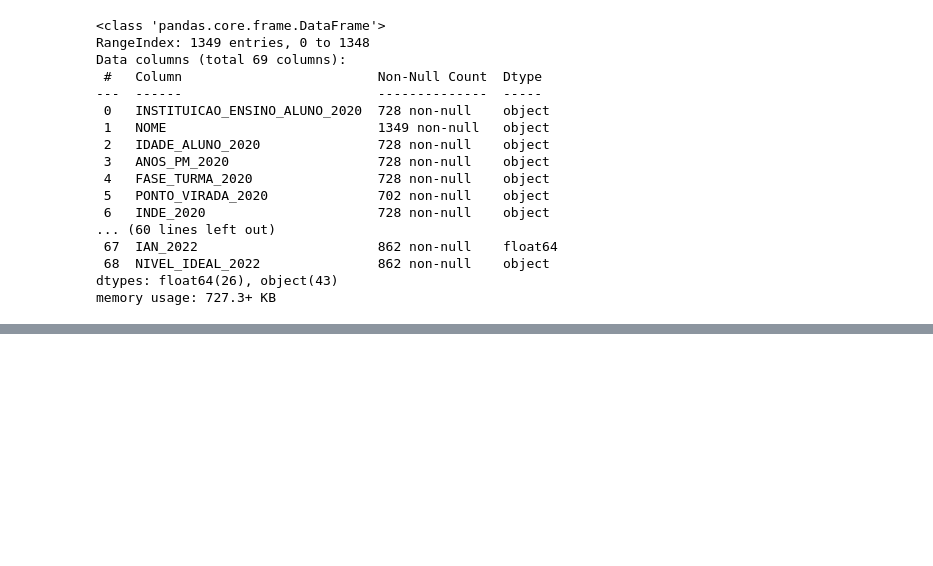
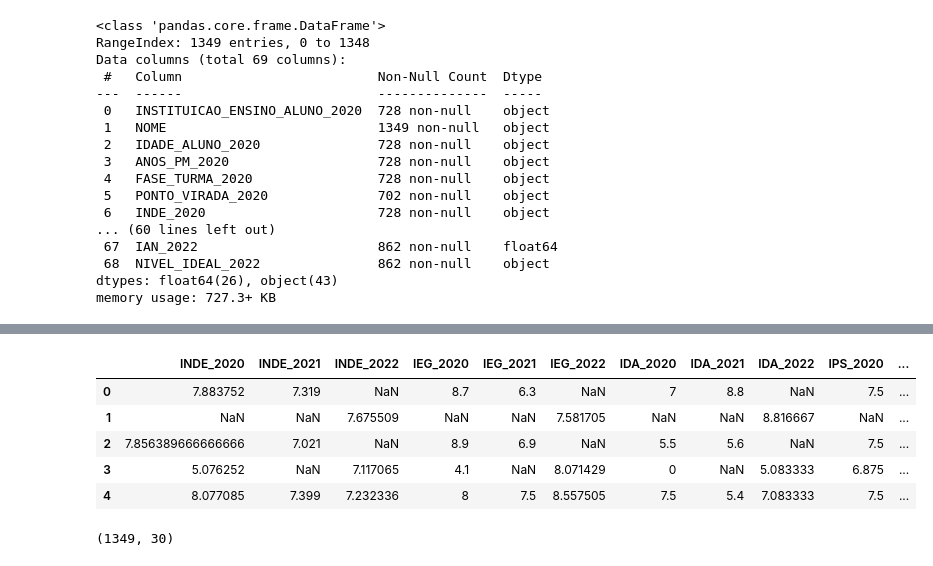
Before and after one commit to camimq/datathonFiap, a Jupyter notebook: main_analysis.ipynb, the cells around one changed output, grey strips where cells are left out. Cells and saved outputs as stored; diff of their text form; code cells hidden in the pictures; blank space fills up the shorter version.

Commit message:
primeiras manipulações feitas na base, para começar a trazer as primeiras análises

```diff
--- a/main_analysis.ipynb
+++ b/main_analysis.ipynb
@@ -32,7 +30,7 @@ import matplotlib.pyplot as plt
 import matplotlib.ticker as ticker
 # %%
 # transforma arquivo .CSV em um Pandas Dataframe
-df = pd.read_csv('bases_e_documental\pede_passos_dataset_fiap.csv', sep=';')
+df = pd.read_csv('bases_e_documental/pede_passos_dataset_fiap.csv', sep=';')
 df.head()
 # %% [output]
 |  | INSTITUICAO_ENSINO_ALUNO_2020 | NOME | IDADE_ALUNO_2020 | ANOS_PM_2020 | FASE_TURMA_2020 | PONTO_VIRADA_2020 | ... |
@@ -83,0 +115,6 @@ memory usage: 727.3+ KB
+# %%
+# Concatenar as colunas FASE_2021 e TURMA_2021
+df['FASE_TURMA_2021'] = df['FASE_2021'].astype(str) + df['TURMA_2021'].astype(str)
+
+# Exibir o DataFrame atualizado
+print(df[['FASE_2021', 'TURMA_2021', 'FASE_TURMA_2021']])
@@ -83,0 +136,6 @@ memory usage: 727.3+ KB
+# %%
+# Concatenar as colunas FASE_2021 e TURMA_2021
+df['FASE_TURMA_2022'] = df['FASE_2022'].astype(str) + df['TURMA_2022'].astype(str)
+
+# Exibir o DataFrame atualizado
+print(df[['FASE_2022', 'TURMA_2022', 'FASE_TURMA_2022']])
@@ -83,0 +157,15 @@ memory usage: 727.3+ KB
+# %%
+df_dados_selecionados = df[['INDE_2020', 'INDE_2021', 'INDE_2022','IEG_2020', 'IEG_2021', 'IEG_2022','IDA_2020', 'IDA_2021', 'IDA_2022','IPS_2020', 'IPS_2021', 'IPS_2022','IPP_2020', 'IPP_2021', 'IPP_2022','IAA_2020', 'IAA_2021', 'IAA_2022','IPV_2020', 'IPV_2021', 'IPV_2022','NOTA_PORT_2022', 'NOTA_MAT_2022', 'NOTA_ING_2022','PEDRA_2020', 'PEDRA_2021', 'PEDRA_2022','FASE_TURMA_2020', 'FASE_TURMA_2021', 'FASE_TURMA_2022']]
+# %%
+df_dados_selecionados.head()
+# %% [output]
+|  | INDE_2020 | INDE_2021 | INDE_2022 | IEG_2020 | IEG_2021 | IEG_2022 | IDA_2020 | IDA_2021 | IDA_2022 | IPS_2020 | ... |
+| 0 | 7.883752 | 7.319 | NaN | 8.7 | 6.3 | NaN | 7 | 8.8 | NaN | 7.5 | ... |
+| 1 | NaN | NaN | 7.675509 | NaN | NaN | 7.581705 | NaN | NaN | 8.816667 | NaN | ... |
+| 2 | 7.856389666666666 | 7.021 | NaN | 8.9 | 6.9 | NaN | 5.5 | 5.6 | NaN | 7.5 | ... |
+| 3 | 5.076252 | NaN | 7.117065 | 4.1 | NaN | 8.071429 | 0 | NaN | 5.083333 | 6.875 | ... |
+| 4 | 8.077085 | 7.399 | 7.232336 | 8 | 7.5 | 8.557505 | 7.5 | 5.4 | 7.083333 | 7.5 | ... |
+# %%
+df_dados_selecionados.shape
+# %% [output]
+(1349, 30)
```
Also changed, not shown: parts of 25 cells of this notebook.
